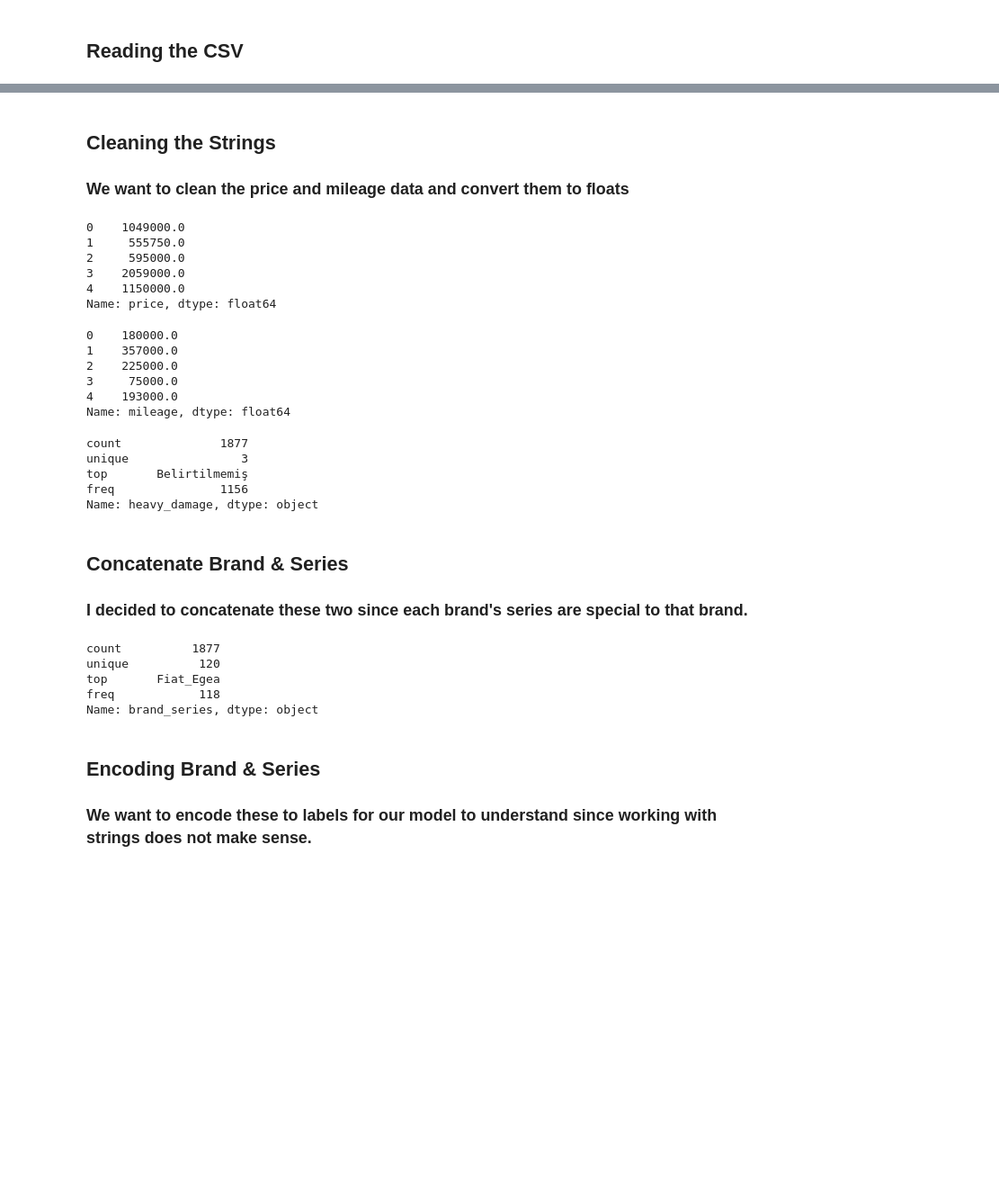
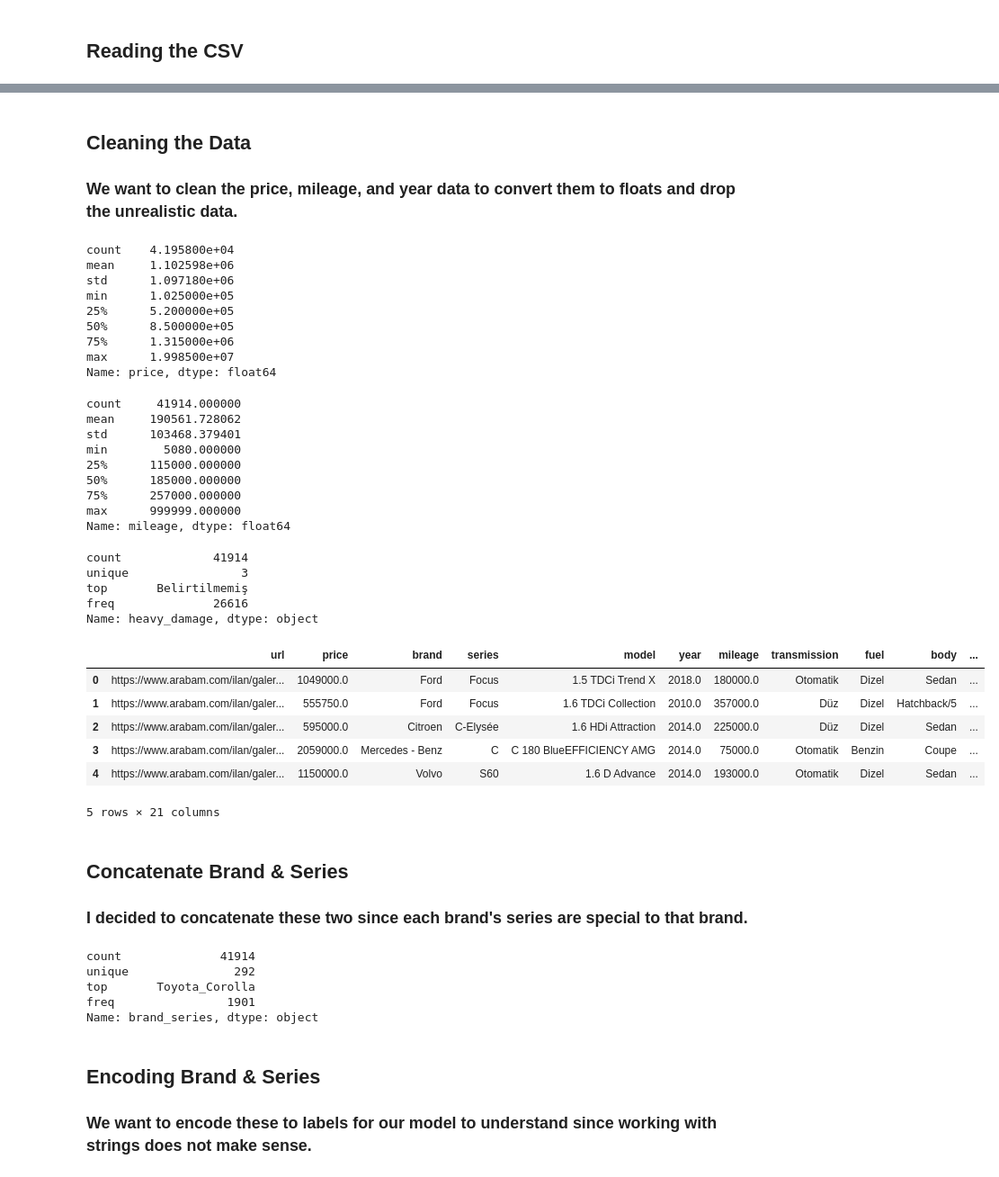
Before and after one commit to kuzeyaldemir0/car-bargain, a Jupyter notebook: model.ipynb, the cells around one changed output, grey strips where cells are left out. Shown at 90% size. Drawn from its saved outputs; the diff is of its cells as text; code cells hidden in the pictures; blank space fills up the shorter version.

```diff
--- a/model.ipynb
+++ b/model.ipynb
@@ -15,37 +15,72 @@ df.head()
 5 rows × 21 columns
 # %% [markdown]
-## Cleaning the Strings
+## Cleaning the Data
 
-### We want to clean the price and mileage data and convert them to floats
+### We want to clean the price, mileage, and year data to convert them to floats and drop the unrealistic data.
+# %%
+df = df.drop_duplicates(subset=["url"]).copy()
 # %%
-df["price"] = df["price"].str.replace(" TL", "").str.replace(".", "").astype(float)
-price.head()
+df["price"] = (
+    df["price"]
+    .str.replace(" TL", "", regex=False)
+    .str.replace(".", "", regex=False)
+    .astype(float)
+)
+
+df = df[(df["price"] < 20000000) & (df["price"] > 100000)].copy()
+
+df["price"].describe()
 # %% [output]
-0    1049000.0
-1     555750.0
-2     595000.0
-3    2059000.0
-4    1150000.0
+count    4.195800e+04
+mean     1.102598e+06
+std      1.097180e+06
+min      1.025000e+05
+25%      5.200000e+05
+50%      8.500000e+05
+75%      1.315000e+06
+max      1.998500e+07
 Name: price, dtype: float64
 # %%
-df["mileage"] = df["mileage"].str.replace(" km", "").str.replace(".", "").astype(float)
-df["mileage"].head()
+df["mileage"] = df["mileage"].str.replace(" km", "", regex=False).str.replace(".", "", regex=False).astype(float)
+
+df = df[
+    (df["year"] >= 1980) &
+    (df["year"] <= 2026) &
+    (df["mileage"] > 0) &
+    (df["mileage"] < 1_000_000)
+].copy()
+
+df["mileage"].describe()
 # %% [output]
-0    180000.0
-1    357000.0
-2    225000.0
-3     75000.0
-4    193000.0
+count     41914.000000
+mean     190561.728062
+std      103468.379401
+min        5080.000000
+25%      115000.000000
+50%      185000.000000
+75%      257000.000000
+max      999999.000000
 Name: mileage, dtype: float64
 # %%
 df['heavy_damage'] = df['heavy_damage'].fillna('Belirtilmemiş')
 df["heavy_damage"].describe()
 # %% [output]
-count              1877
+count             41914
 unique                3
 top       Belirtilmemiş
-freq               1156
+freq              26616
 Name: heavy_damage, dtype: object
+# %%
+df = df.reset_index(drop=True)
+df.head()
+# %% [output]
+|  | url | price | brand | series | model | year | mileage | transmission | fuel | body | ... |
+| 0 | https://www.arabam.com/ilan/galer... | 1049000.0 | Ford | Focus | 1.5 TDCi Trend X | 2018.0 | 180000.0 | Otomatik | Dizel | Sedan | ... |
+| 1 | https://www.arabam.com/ilan/galer... | 555750.0 | Ford | Focus | 1.6 TDCi Collection | 2010.0 | 357000.0 | Düz | Dizel | Hatchback/5 | ... |
+| 2 | https://www.arabam.com/ilan/galer... | 595000.0 | Citroen | C-Elysée | 1.6 HDi Attraction | 2014.0 | 225000.0 | Düz | Dizel | Sedan | ... |
+| 3 | https://www.arabam.com/ilan/galer... | 2059000.0 | Mercedes - Benz | C | C 180 BlueEFFICIENCY AMG | 2014.0 | 75000.0 | Otomatik | Benzin | Coupe | ... |
+| 4 | https://www.arabam.com/ilan/galer... | 1150000.0 | Volvo | S60 | 1.6 D Advance | 2014.0 | 193000.0 | Otomatik | Dizel | Sedan | ... |
+5 rows × 21 columns
 # %% [markdown]
 ## Concatenate Brand & Series
 
@@ -54,10 +89,10 @@ Name: heavy_damage, dtype: object
 df["brand_series"] = df["brand"] + "_" + df["series"]
 df["brand_series"].describe()
 # %% [output]
-count          1877
-unique          120
-top       Fiat_Egea
-freq            118
+count              41914
+unique               292
+top       Toyota_Corolla
+freq                1901
 Name: brand_series, dtype: object
 # %% [markdown]
 ## Encoding Brand & Series
```
Also changed, not shown: parts of 14 cells of this notebook, 1 other file.
